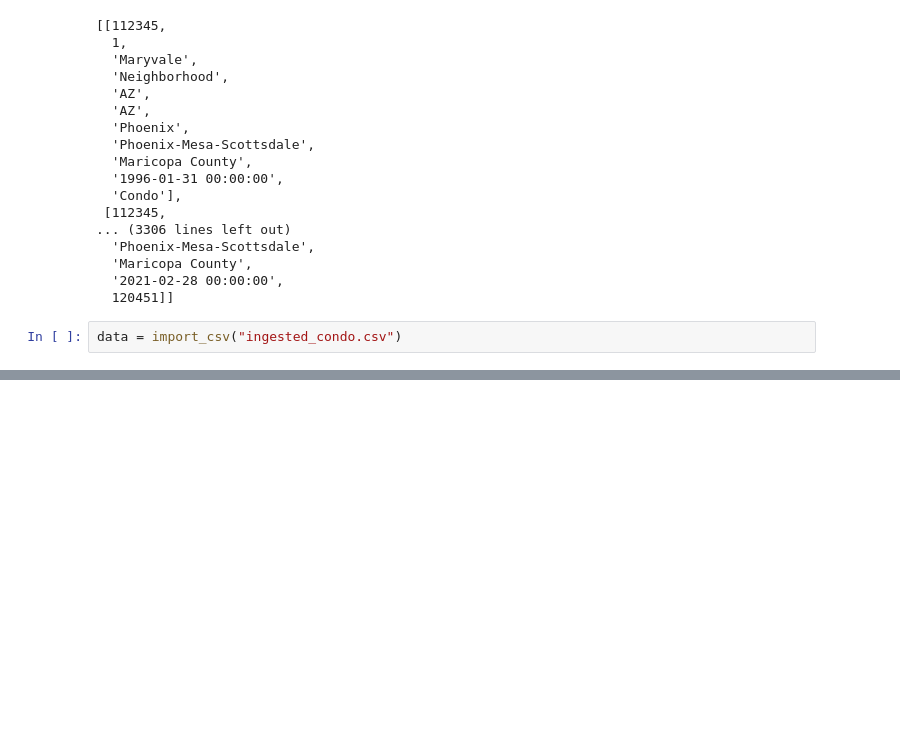
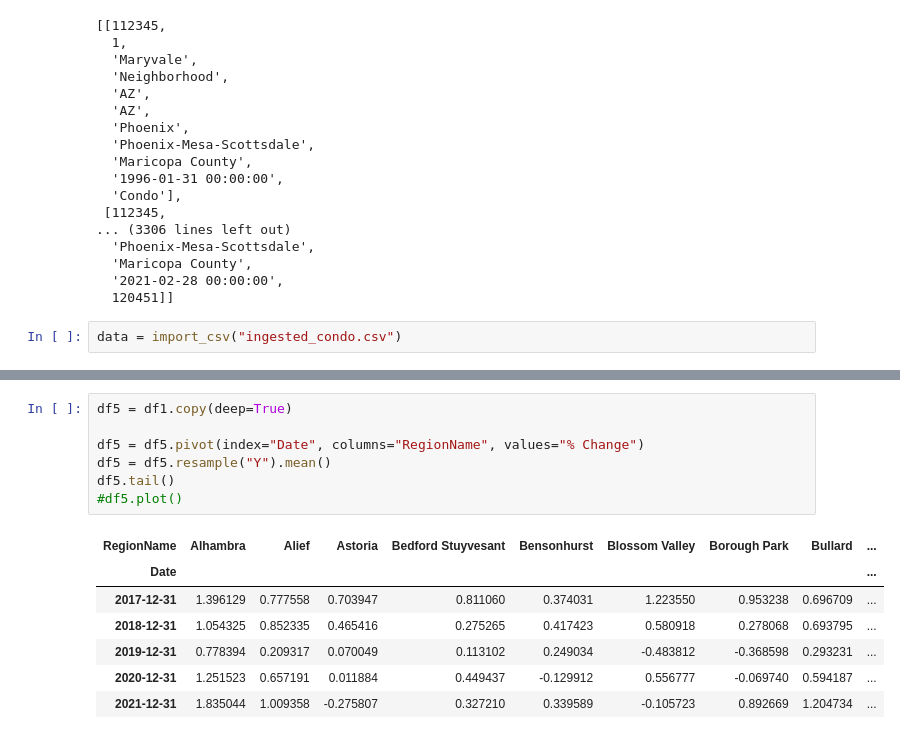
Before and after one commit to michael-brittlebank/digital-builder-capstone, a Jupyter notebook: main.ipynb, the cells around one changed output, grey strips where cells are left out. Drawn from its saved outputs; the diff is of its cells as text; blank space fills up the shorter version.

```diff
--- a/main.ipynb
+++ b/main.ipynb
@@ -719,0 +800,15 @@ df2.plot()
+# %%
+df5 = df1.copy(deep=True)
+
+df5 = df5.pivot(index="Date", columns="RegionName", values="% Change")
+df5 = df5.resample("Y").mean()
+df5.tail()
+#df5.plot()
+# %% [output]
+| RegionName | Alhambra | Alief | Astoria | Bedford Stuyvesant | Bensonhurst | Blossom Valley | Borough Park | Bullard | ... |
+| Date |  |  |  |  |  |  |  |  | ... |
+| 2017-12-31 | 1.396129 | 0.777558 | 0.703947 | 0.811060 | 0.374031 | 1.223550 | 0.953238 | 0.696709 | ... |
+| 2018-12-31 | 1.054325 | 0.852335 | 0.465416 | 0.275265 | 0.417423 | 0.580918 | 0.278068 | 0.693795 | ... |
+| 2019-12-31 | 0.778394 | 0.209317 | 0.070049 | 0.113102 | 0.249034 | -0.483812 | -0.368598 | 0.293231 | ... |
+| 2020-12-31 | 1.251523 | 0.657191 | 0.011884 | 0.449437 | -0.129912 | 0.556777 | -0.069740 | 0.594187 | ... |
+| 2021-12-31 | 1.835044 | 1.009358 | -0.275807 | 0.327210 | 0.339589 | -0.105723 | 0.892669 | 1.204734 | ... |
```
Also changed, not shown: parts of 5 cells of this notebook, 3 other files.
